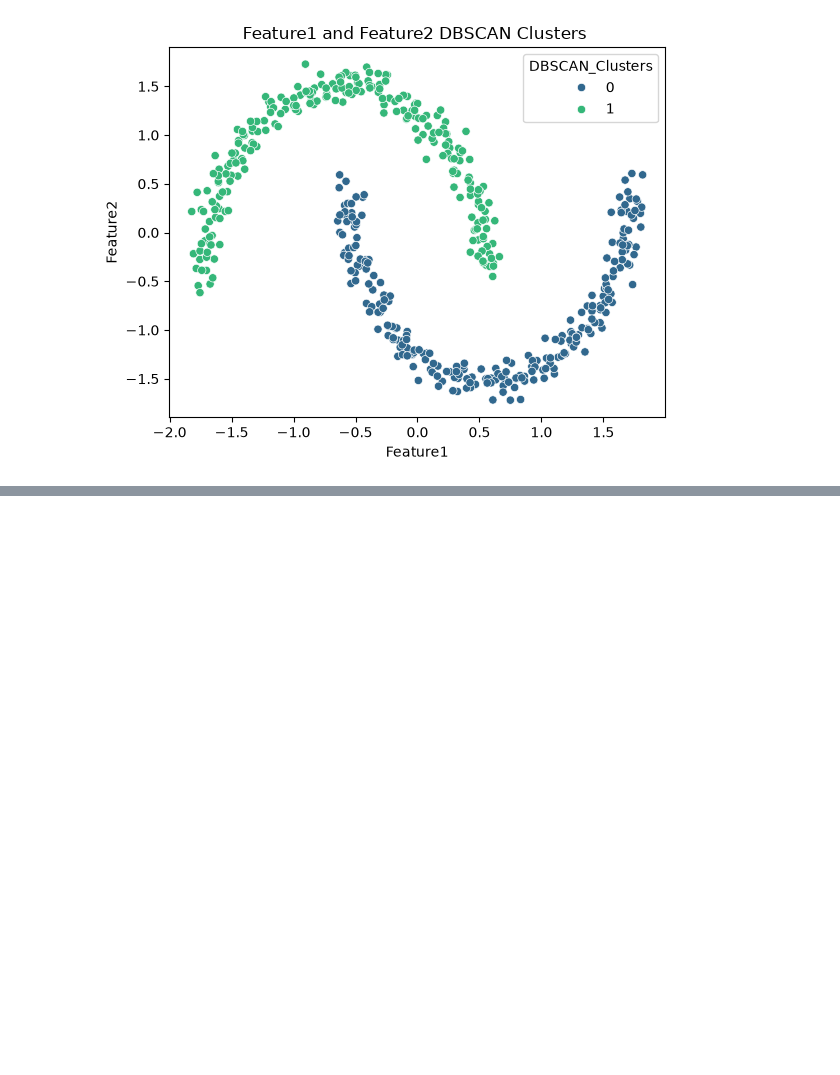
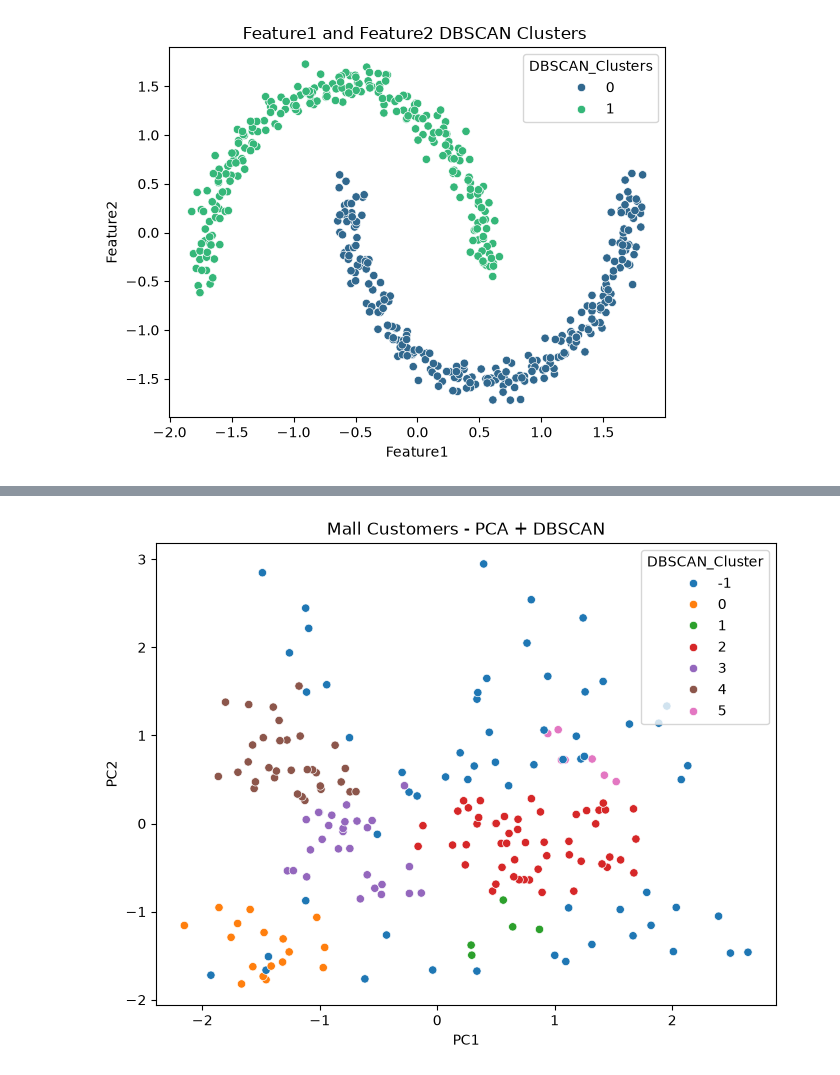
Before and after one commit to ingalemansi70/Machine_Learning, a Jupyter notebook: Assignment_26_27_folder/Assignment_27.ipynb, the cells around one changed output, grey strips where cells are left out. Cells and saved outputs as stored; diff of their text form; code cells hidden in the pictures; blank space fills up the shorter version.

```diff
--- a/Assignment_26_27_folder/Assignment_27.ipynb
+++ b/Assignment_26_27_folder/Assignment_27.ipynb
@@ -99,0 +155,20 @@ plt.show()
+# %%
+df_mall = pd.read_csv("Mall_Customers.csv")
+df_num = df_mall[["Age", "Annual Income (k$)", "Spending Score (1-100)"]]
+scaler_mall = StandardScaler()
+X_mall_scaled = scaler_mall.fit_transform(df_num)
+dbscan_mall = DBSCAN(eps=0.5, min_samples=5)
+mall_dbscan_labels = dbscan_mall.fit_predict(X_mall_scaled)
+df_num["DBSCAN_Cluster"] = mall_dbscan_labels
+pca_mall = PCA(n_components=2)
+X_mall_pca = pca_mall.fit_transform(X_mall_scaled)
+pca_mall_df = pd.DataFrame(X_mall_pca, columns=["PC1", "PC2"])
+pca_mall_df["DBSCAN_Cluster"] = mall_dbscan_labels
+plt.figure(figsize=(8,6))
+sns.scatterplot(data=pca_mall_df, x="PC1", y="PC2", hue="DBSCAN_Cluster", palette="tab10")
+plt.title("Mall Customers - PCA + DBSCAN")
+plt.xlabel("PC1")
+plt.ylabel("PC2")
+plt.show()
+# %% [output]
+[figure, added]
```
Also changed, not shown: parts of 6 cells of this notebook.
